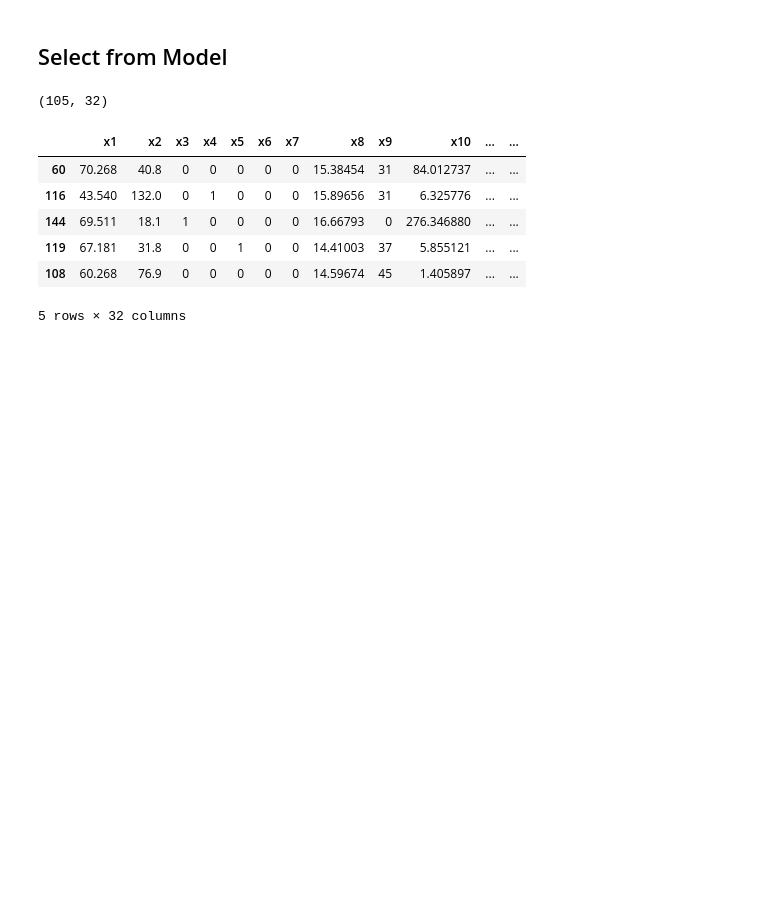
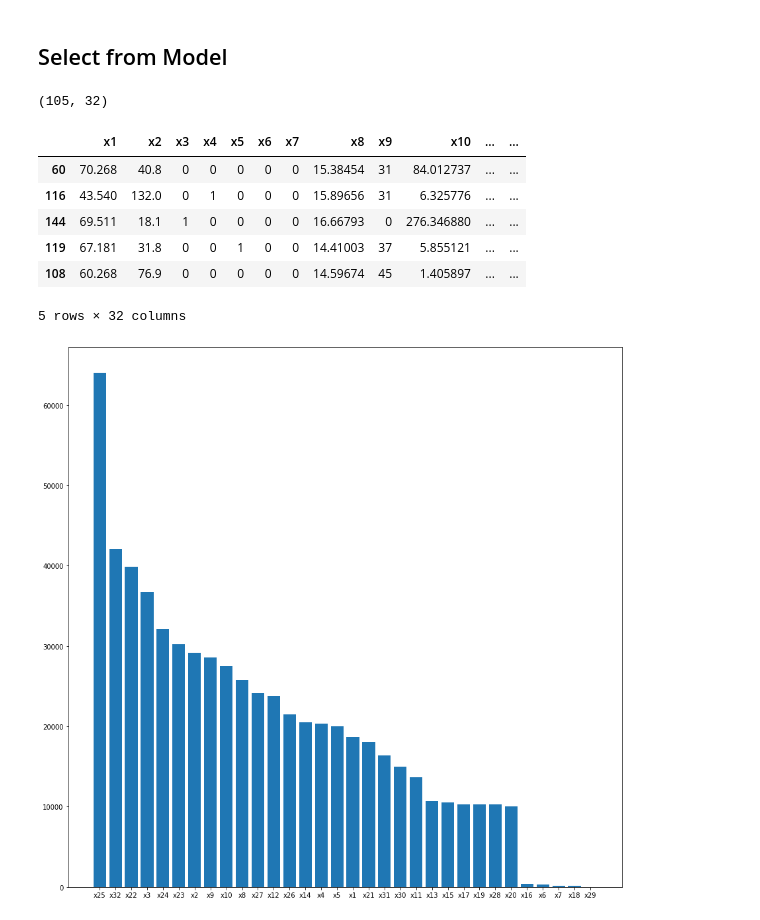
Before and after one commit to mcuscagua/Competencia, a Jupyter notebook: Count/Count variable (1).ipynb, the cells around one changed output. Saved outputs shown, nothing was run; the diff lists cells and outputs as text; code cells hidden in the pictures; blank space fills up the shorter version.

```diff
--- a/Count/Count variable (1).ipynb
+++ b/Count/Count variable (1).ipynb
@@ -171,24 +204,22 @@ X_train.head()
 | 119 | 67.181 | 31.8 | 0 | 0 | 1 | 0 | 0 | 14.41003 | 37 | 5.855121 | ... | ... |
 | 108 | 60.268 | 76.9 | 0 | 0 | 0 | 0 | 0 | 14.59674 | 45 | 1.405897 | ... | ... |
 5 rows × 32 columns
-# %%
-lcv = LassoCV()
-lcv.fit(X_train, y_train)
-model = SelectFromModel(lcv, prefit=True)
-X_new = model.transform(X)
-# %%
-embeded_lr_selector = SelectFromModel(Lasso())
-embeded_lr_selector.fit(X, Y)
-
-embeded_lr_support = embeded_lr_selector.get_support()
-embeded_lr_feature = X.loc[:,embeded_lr_support].columns.tolist()
-print(str(len(embeded_lr_feature)), 'selected features')
-print(embeded_lr_feature)
-# %%
-embeded_lr_selector = SelectFromModel(())
-embeded_lr_selector.fit(X, Y)
-
-embeded_lr_support = embeded_lr_selector.get_support()
-embeded_lr_feature = X.loc[:,embeded_lr_support].columns.tolist()
-print(str(len(embeded_lr_feature)), 'selected features')
-print(embeded_lr_feature)
+# %%
+for key,model in Every_Model.items():
+    for i in range(simulations):
+        embeded_lr_selector = SelectFromModel(model)
+        embeded_lr_selector.fit(X, Y)
+        embeded_lr_support = embeded_lr_selector.get_support()
+        embeded_lr_feature = X.loc[:,embeded_lr_support].columns.tolist()
+        Selected_Var[key] += embeded_lr_feature
+    All_Freq = All_Freq + Selected_Var[key]
+
+Variables = sorted(collections.Counter(All_Freq).items(), key=operator.itemgetter(1), reverse=True)
+Sort_Var = [x[0] for x in Variables]
+Sort_Val = [x[1] for x in Variables]
+# %%
+plt.figure(figsize=[15,15])
+plt.bar(Sort_Var,Sort_Val)
+plt.show()
+# %% [output]
+[figure, added]
```
Also changed, not shown: parts of 3 cells of this notebook.
